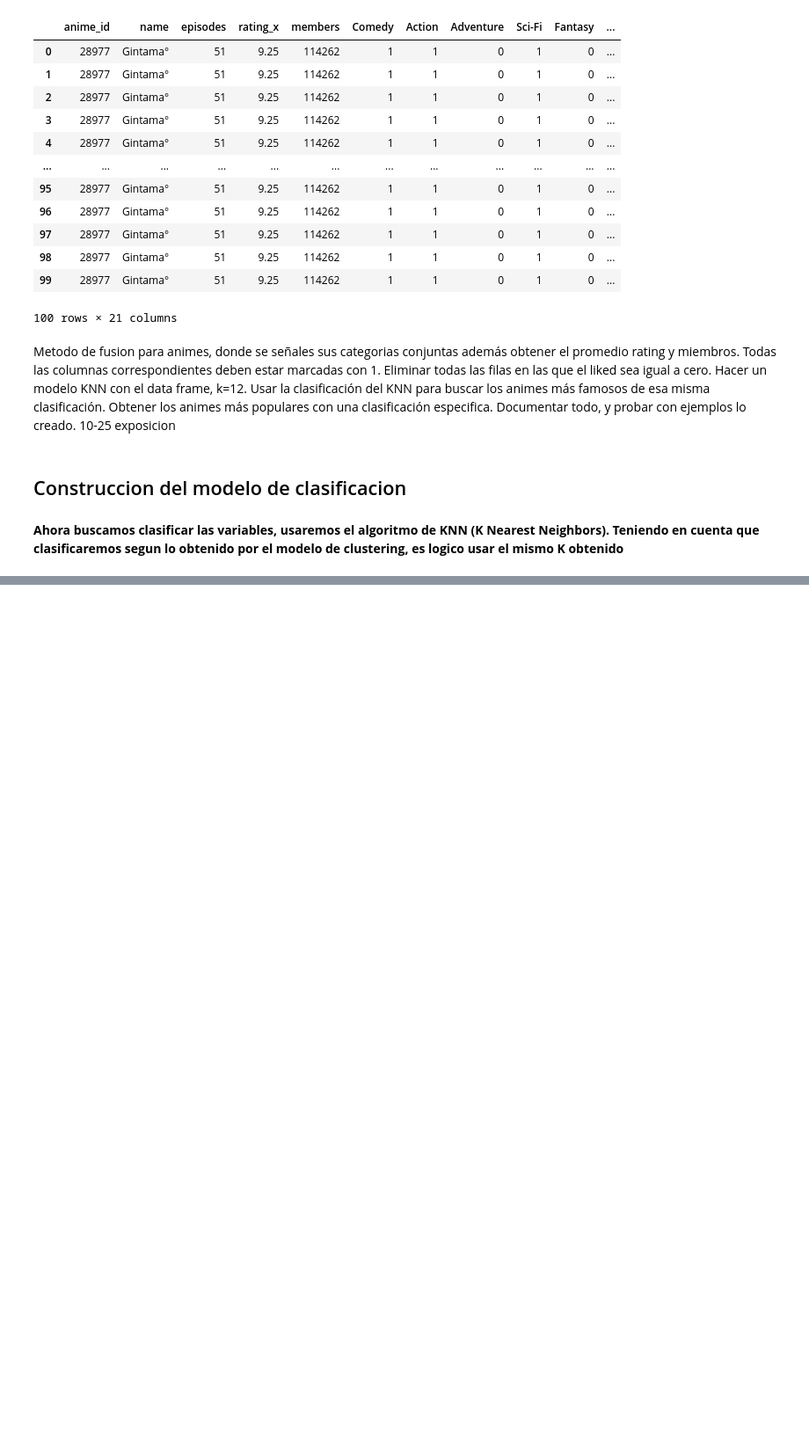
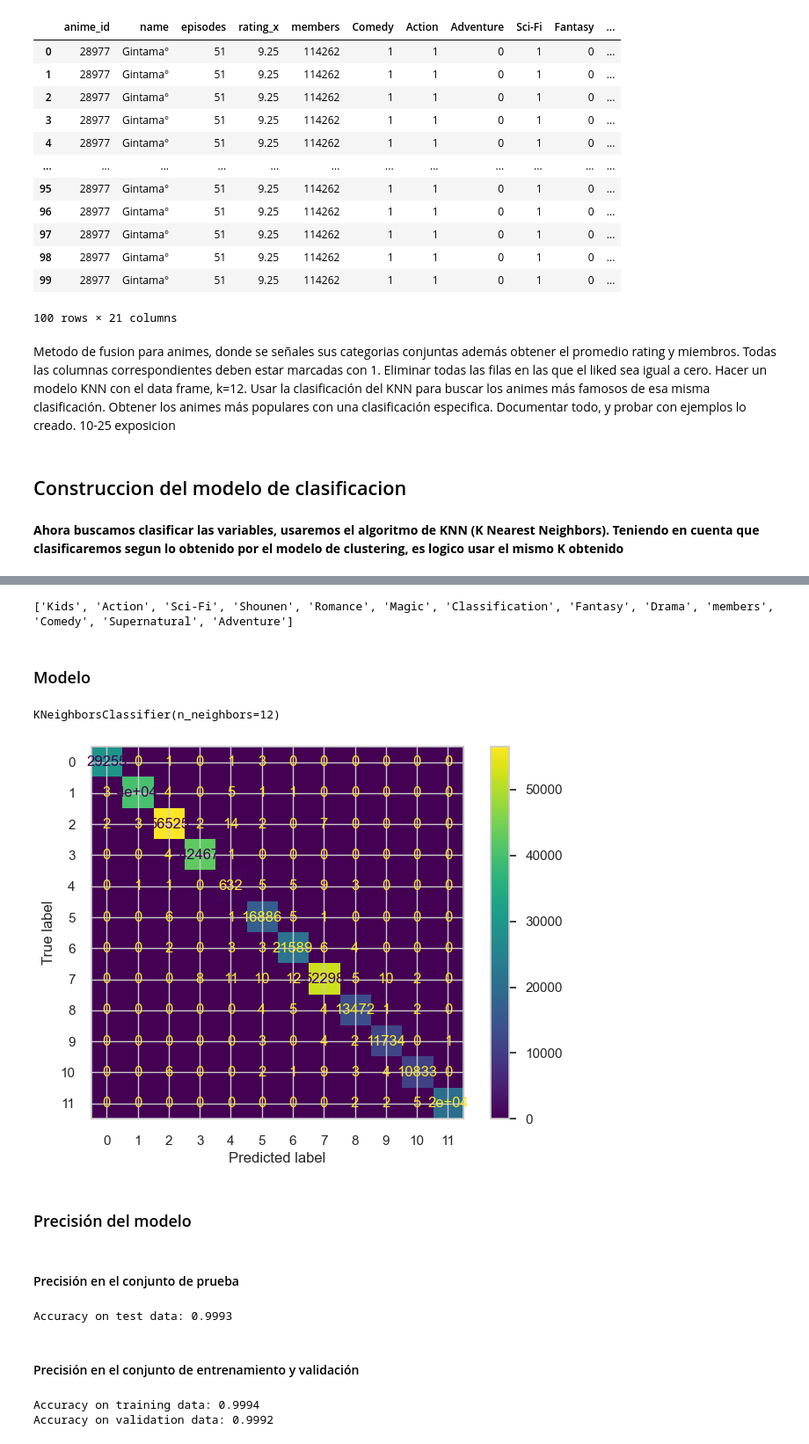
Before and after one commit to 1KVueltasAlCampo/AI-anime-recomendation, a Jupyter notebook: 2daEntrega/Codigo/EDARecomendacionAnime.ipynb, the cells around one changed output, grey strips where cells are left out. Shown at 88% size. Cells and saved outputs as stored; diff of their text form; code cells hidden in the pictures; blank space fills up the shorter version.

Commit message:
KNN Model finished with evaluation

```diff
--- a/2daEntrega/Codigo/EDARecomendacionAnime.ipynb
+++ b/2daEntrega/Codigo/EDARecomendacionAnime.ipynb
@@ -449,0 +453,66 @@ Documentar todo, y probar con ejemplos lo creado.
+# %%
+input_attr = features
+target_attr = 'Classification'
+
+input_attr.remove('rating')
+
+print(input_attr)
+
+df_x_knn = deepcopy(df_final[input_attr])
+df_y_knn = deepcopy(df_final[target_attr])
+# %% [output]
+['Kids', 'Action', 'Sci-Fi', 'Shounen', 'Romance', 'Magic', 'Classification', 'Fantasy', 'Drama', 'members', 'Comedy', 'Supernatural', 'Adventure']
+# %%
+mix = True
+seed = 13
+
+train_set = 0.6
+dev_set = 0.2
+
+train_dev_set = train_set + dev_set
+test_set = 1 - train_dev_set
+
+df_x_rest_knn, df_x_test_knn, df_y_rest_knn, df_y_test_knn = train_test_split(df_x_knn, df_y_knn, test_size=test_set, random_state=seed, shuffle=mix)
+
+df_x_train_knn, df_x_val_knn, df_y_train_knn, df_y_val_knn = train_test_split(df_x_rest_knn, df_y_rest_knn, test_size=dev_set/train_dev_set, random_state=seed, shuffle= not mix)
+# %% [markdown]
+### Modelo
+# %%
+k = 12
+
+knn = neighbors.KNeighborsClassifier(n_neighbors=k)
+knn.fit(df_x_train_knn, df_y_train_knn)
+# %% [output]
+KNeighborsClassifier(n_neighbors=12)
+# %%
+y_predicted_test_knn = knn.predict(df_x_test_knn)
+# %%
+from sklearn import metrics
+
+cm_knn = metrics.confusion_matrix(df_y_test_knn,y_predicted_test_knn)
+disp = metrics.ConfusionMatrixDisplay(confusion_matrix = cm_knn)
+disp.plot()
+plt.show()
+# %% [output]
+[figure, added]
+# %% [markdown]
+### Precisión del modelo
+# %% [markdown]
+#### Precisión en el conjunto de prueba
+# %%
+acc_test = metrics.accuracy_score(df_y_test_knn,y_predicted_test_knn)
+print('Accuracy on test data: %.4f'% acc_test)
+# %% [output]
+Accuracy on test data: 0.9993
+# %% [markdown]
+#### Precisión en el conjunto de entrenamiento y validación
+# %%
+y_predicted_train_knn = knn.predict(df_x_train_knn)
+y_predicted_val_knn = knn.predict(df_x_val_knn)
+acc_train = metrics.accuracy_score(df_y_train_knn,y_predicted_train_knn)
+print('Accuracy on training data: %.4f'% acc_train)
+acc_val = metrics.accuracy_score(df_y_val_knn,y_predicted_val_knn)
+print('Accuracy on validation data: %.4f'% acc_val)
+# %% [output]
+Accuracy on training data: 0.9994
+Accuracy on validation data: 0.9992
```
Also changed, not shown: parts of 7 cells of this notebook.
